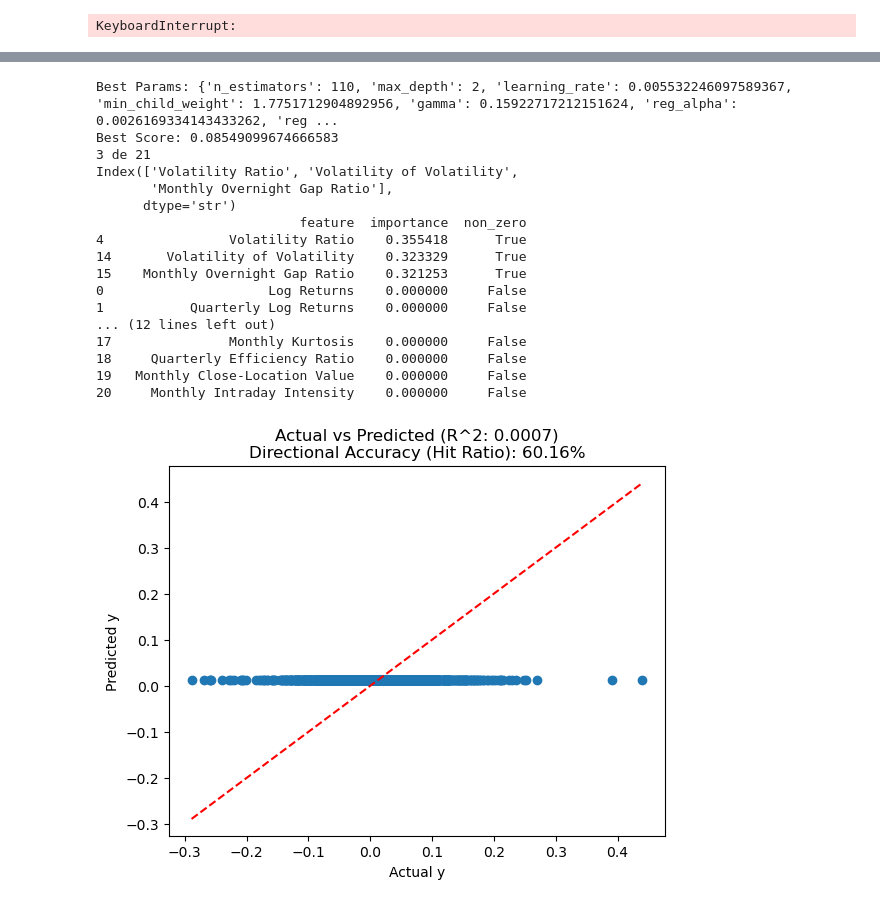
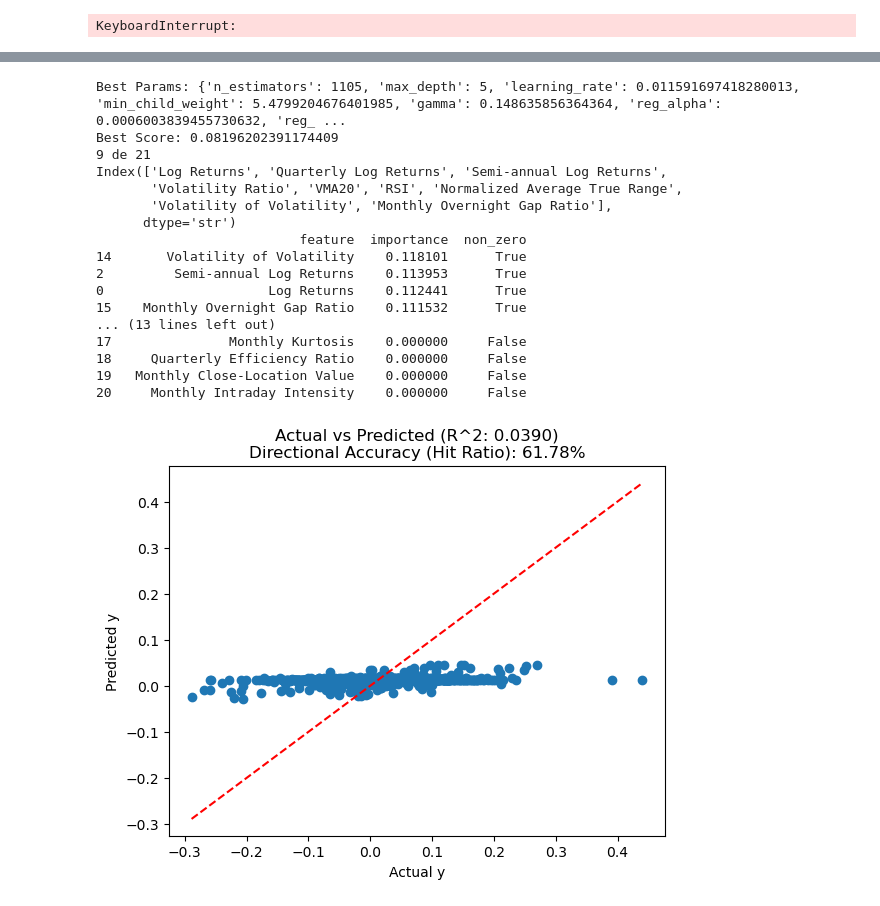
Before and after one commit to jaimebeng/TFG, a Jupyter notebook: notebooks/04_model_training.ipynb, the cells around one changed output, grey strips where cells are left out. Drawn from its saved outputs; the diff is of its cells as text; code cells hidden in the pictures.

Commit message:
Saving model training

```diff
--- a/notebooks/04_model_training.ipynb
+++ b/notebooks/04_model_training.ipynb
@@ -965,7 +976,7 @@ Index(['Log Returns', 'Quarterly Log Returns', 'Semi-annual Log Returns',
 [figure]
 # %%
 param_grid = {'alpha': np.logspace(-5, -3,3)}
-grid = RollingGridSearch(Lasso(max_iter=10000, tol=1e-4, selection="random"), param_grid, min_train_size=12,verbose=0)
+grid = RollingGridSearch(Lasso(max_iter=1000, tol=1e-4, selection="random"), param_grid, min_train_size=12,verbose=0)
 grid.fit(X_cache, y_cache)
 
 print(f"Best Alpha: {grid.best_params_}")
@@ -1012,7 +1023,7 @@ Index(['Quarterly Log Returns', 'Semi-annual Log Returns', 'Volatility Ratio',
 [figure]
 # %%
 param_grid = {'alpha': np.logspace(0, 3, 4)}
-grid = RollingGridSearch(Ridge(max_iter=10000,solver="cholesky"), param_grid, min_train_size=12,verbose=0)
+grid = RollingGridSearch(Ridge(max_iter=1000,tol=1e-4,solver="cholesky"), param_grid, min_train_size=12,verbose=0)
 
 grid.fit(X_cache, y_cache)
 
@@ -1063,7 +1074,7 @@ param_grid = {
     'alpha': np.logspace(-5, 3, 9),
     'l1_ratio': [0.1, 0.5, 0.7, 0.9]
 }
-grid = RollingGridSearch(ElasticNet(max_iter=100000), param_grid, min_train_size=12,verbose=0)
+grid = RollingGridSearch(ElasticNet(max_iter=1000,tol=1e-4), param_grid, min_train_size=12,verbose=0)
 
 grid.fit(X_cache, y_cache)
 
@@ -1114,10 +1125,10 @@ Index(['Volatility Ratio', 'Monthly Overnight Gap Ratio'], dtype='str')
 # huber regressor is more resistant to outliers
 
 param_grid = {
-    'alpha': np.logspace(-5, 3, 9),
-    'epsilon': [0.1,0.5,1,2,5,10]
+    'alpha': np.logspace(-1, 3, 4),
+    'epsilon': [1,1.2,1.5]
 }
-grid = RollingGridSearch(HuberRegressor(max_iter=100000), param_grid, min_train_size=12,verbose=0)
+grid = RollingGridSearch(HuberRegressor(max_iter=1000,tol=1e-4), param_grid, min_train_size=12,verbose=0)
 
 grid.fit(X_cache, y_cache)
 
@@ -1401,15 +1431,15 @@ Index(['Log Returns', 'Quarterly Log Returns', 'Semi-annual Log Returns',
 
 def xg_builder(trial):
     return XGBRegressor(
-        n_estimators=trial.suggest_int("n_estimators", 100, 400),
-        max_depth=trial.suggest_int("max_depth", 2, 4),
+        n_estimators=trial.suggest_int("n_estimators", 200, 1200),
+        max_depth=trial.suggest_int("max_depth", 4, 8),
         learning_rate=trial.suggest_float("learning_rate", 0.005, 0.05, log=True),
-        min_child_weight=trial.suggest_float("min_child_weight", 0.1, 5.0),
-        gamma=trial.suggest_float("gamma", 1e-8, 0.5, log=True),
-        reg_alpha=trial.suggest_float("reg_alpha", 1e-5, 1.0, log=True),
-        reg_lambda=trial.suggest_float("reg_lambda", 1.0, 50.0, log=True),
-        subsample=0.7,
-        colsample_bytree=0.7,
+        min_child_weight=trial.suggest_float("min_child_weight", 0.1, 10.0, log=True),
+        gamma=trial.suggest_float("gamma", 0.0, 0.15),
+        reg_alpha=trial.suggest_float("reg_alpha", 1e-6, 0.5, log=True),
+        reg_lambda=trial.suggest_float("reg_lambda", 1e-2, 10.0, log=True),
+        subsample=trial.suggest_float("subsample", 0.6, 1.0),
+        colsample_bytree=trial.suggest_float("colsample_bytree", 0.6, 1.0),
         n_jobs=1,
         random_state=42
     )
@@ -1467,21 +1497,21 @@ plt.show()
-Best Params: {'n_estimators': 110, 'max_depth': 2, 'learning_rate': 0.005532246097589367, 'min_child_weight': 1.7751712904892956, 'gamma': 0.15922717212151624, 'reg_alpha': 0.0026169334143433262, 'reg ...
-Best Score: 0.08549099674666583
-3 de 21
-Index(['Volatility Ratio', 'Volatility of Volatility',
-       'Monthly Overnight Gap Ratio'],
+Best Params: {'n_estimators': 1105, 'max_depth': 5, 'learning_rate': 0.011591697418280013, 'min_child_weight': 5.4799204676401985, 'gamma': 0.148635856364364, 'reg_alpha': 0.0006003839455730632, 'reg_ ...
+Best Score: 0.08196202391174409
+9 de 21
+Index(['Log Returns', 'Quarterly Log Returns', 'Semi-annual Log Returns',
+       'Volatility Ratio', 'VMA20', 'RSI', 'Normalized Average True Range',
+       'Volatility of Volatility', 'Monthly Overnight Gap Ratio'],
       dtype='str')
                           feature  importance  non_zero
-4                Volatility Ratio    0.355418      True
-14       Volatility of Volatility    0.323329      True
-15    Monthly Overnight Gap Ratio    0.321253      True
-0                     Log Returns    0.000000     False
-1           Quarterly Log Returns    0.000000     False
-... (12 lines left out)
+14       Volatility of Volatility    0.118101      True
+2         Semi-annual Log Returns    0.113953      True
+0                     Log Returns    0.112441      True
+15    Monthly Overnight Gap Ratio    0.111532      True
+... (13 lines left out)
 17               Monthly Kurtosis    0.000000     False
 18     Quarterly Efficiency Ratio    0.000000     False
 19   Monthly Close-Location Value    0.000000     False
 20     Monthly Intraday Intensity    0.000000     False
-[figure, old version]
+[figure, new version]
 # %%
 # test out averagin of random forest and xgboost
 
```
Also changed, not shown: parts of 10 cells of this notebook.
